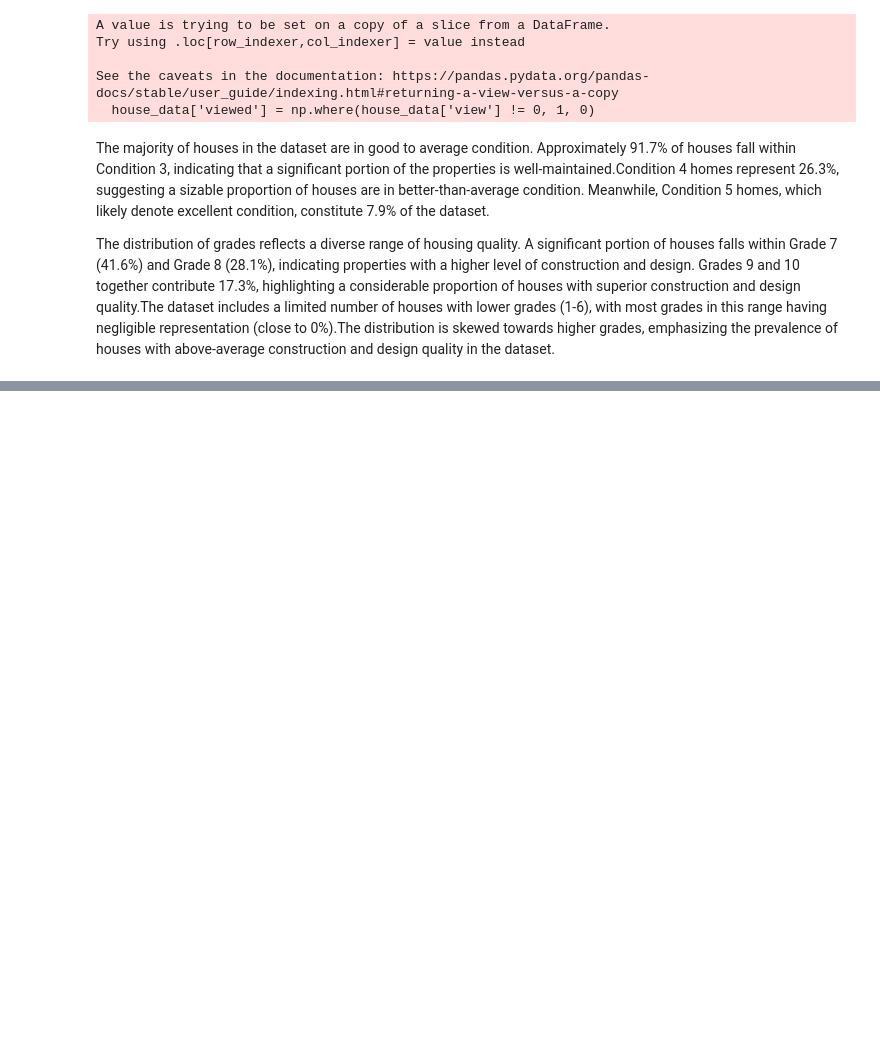
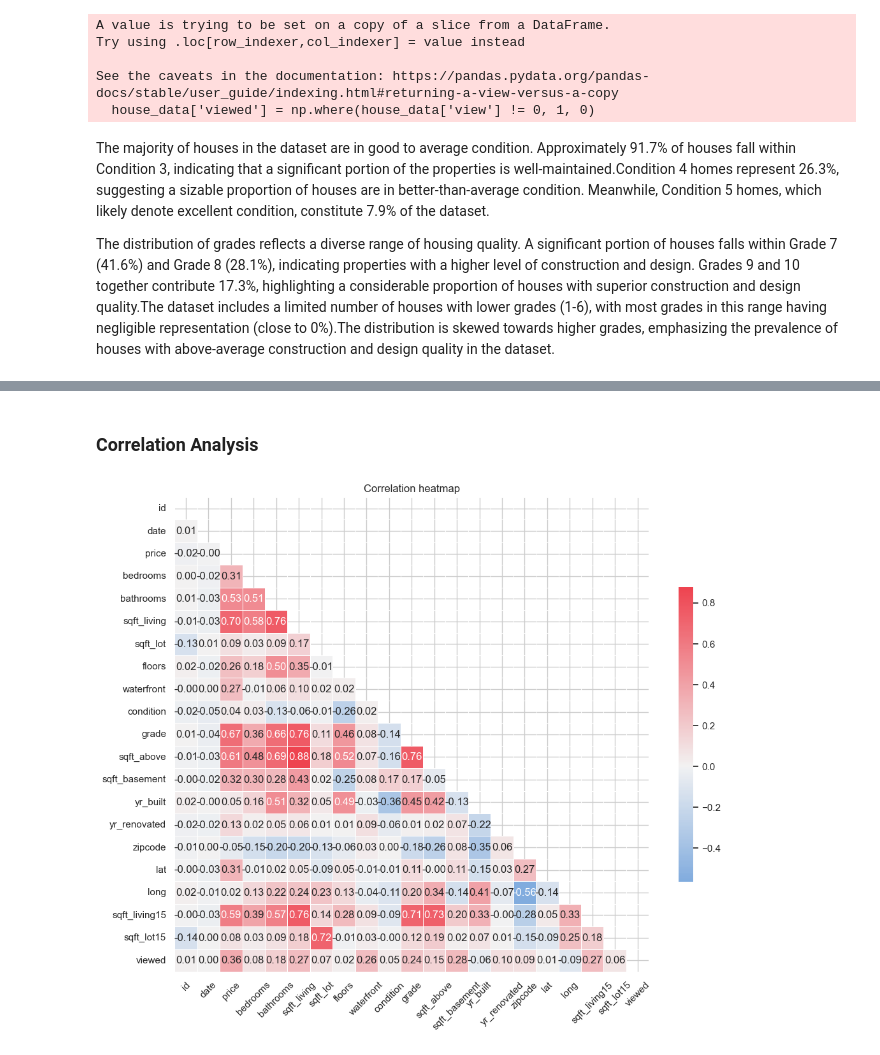
Before and after one commit to gizemguleli/RR_Project-Housing-Price-Dynamics-in-King-Cunty-WA, a Jupyter notebook: V1.ipynb, the cells around one changed output, grey strips where cells are left out. Cells and saved outputs as stored; diff of their text form; code cells hidden in the pictures; blank space fills up the shorter version.

Commit message:
feat: Update new functions
Correlation Analysis, Handling Zero Values in Bedroom & Bathroom

```diff
--- a/V1.ipynb
+++ b/V1.ipynb
@@ -417,0 +420,19 @@ The distribution of grades reflects a diverse range of housing quality. A signif
+# %%
+def impute_nonzero(var):
+  '''
+  A function to impute missing values using the median of non-zero values
+  '''
+  non_zero_values = var[var != 0]
+  if non_zero_values.size > 0:
+    imputed_value = non_zero_values.median()
+    var.loc[var == 0] = imputed_value
+  return var
+
+# First make sure the columns are of numeric data type
+house_data['bedrooms'] = house_data['bedrooms'].astype(float)
+house_data['bathrooms'] = house_data['bathrooms'].astype(float)
+house_data['floors'] = house_data['floors'].astype(float)
+
+# Apply the imputation function to bedrooms and bathrooms
+house_data['bedrooms'] = impute_nonzero(house_data['bedrooms'])
+house_data['bathrooms'] = impute_nonzero(house_data['bathrooms'])
@@ -417,0 +448,19 @@ The distribution of grades reflects a diverse range of housing quality. A signif
+# %% [markdown]
+### Correlation Analysis
+# %%
+# Calculate correlation for all variables
+cor_matrix = house_data.corr()
+
+# Create a mask to hide the upper triangle of the correlation matrix (which is symmetric)
+mask = np.triu(np.ones_like(cor_matrix, dtype=bool))
+
+# Plot heatmap with the mask
+plt.figure(figsize=(12,12))
+cmap = sns.diverging_palette(250, 10, s=80, l=55, n=9, as_cmap=True) # generate colors for the heatmap
+sns.heatmap(cor_matrix, mask=mask, center=0, annot=True, fmt=".2f",
+            square=True, linewidths=.5, cbar_kws={"shrink": .5}, cmap=cmap)
+plt.xticks(rotation=45)
+plt.title("Correlation heatmap")
+plt.show()
+# %% [output]
+[figure, added]
```
Also changed, not shown: parts of 3 cells of this notebook.
